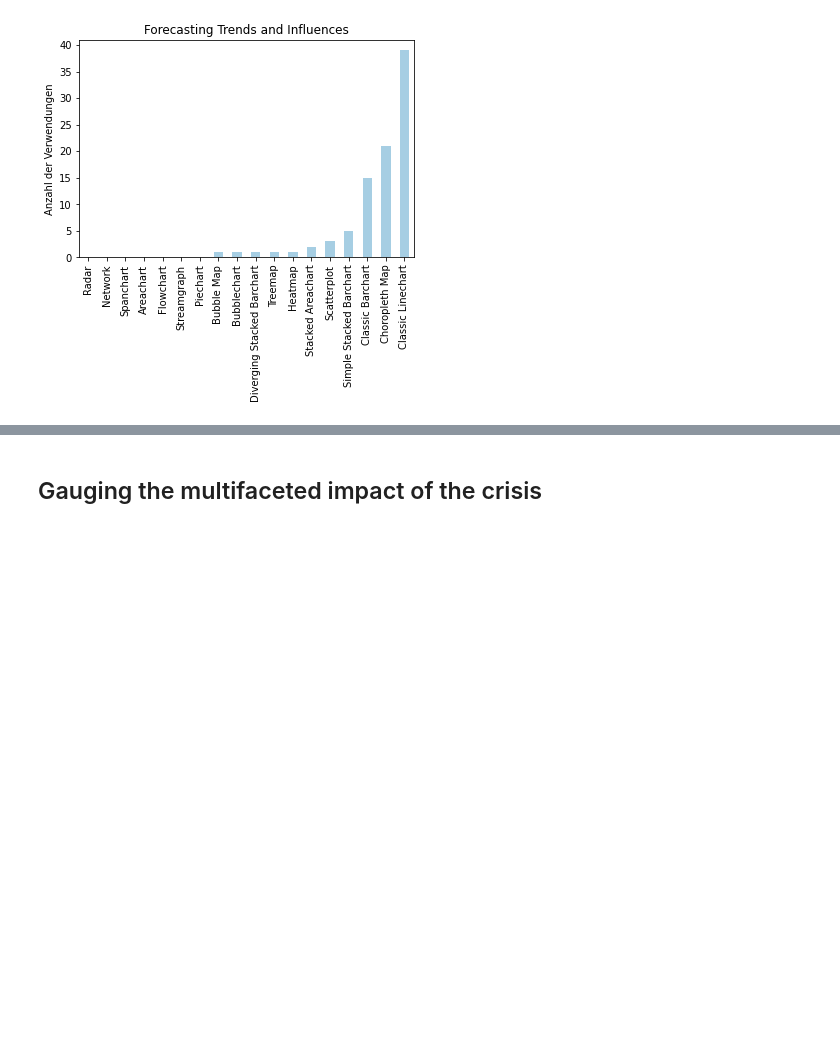
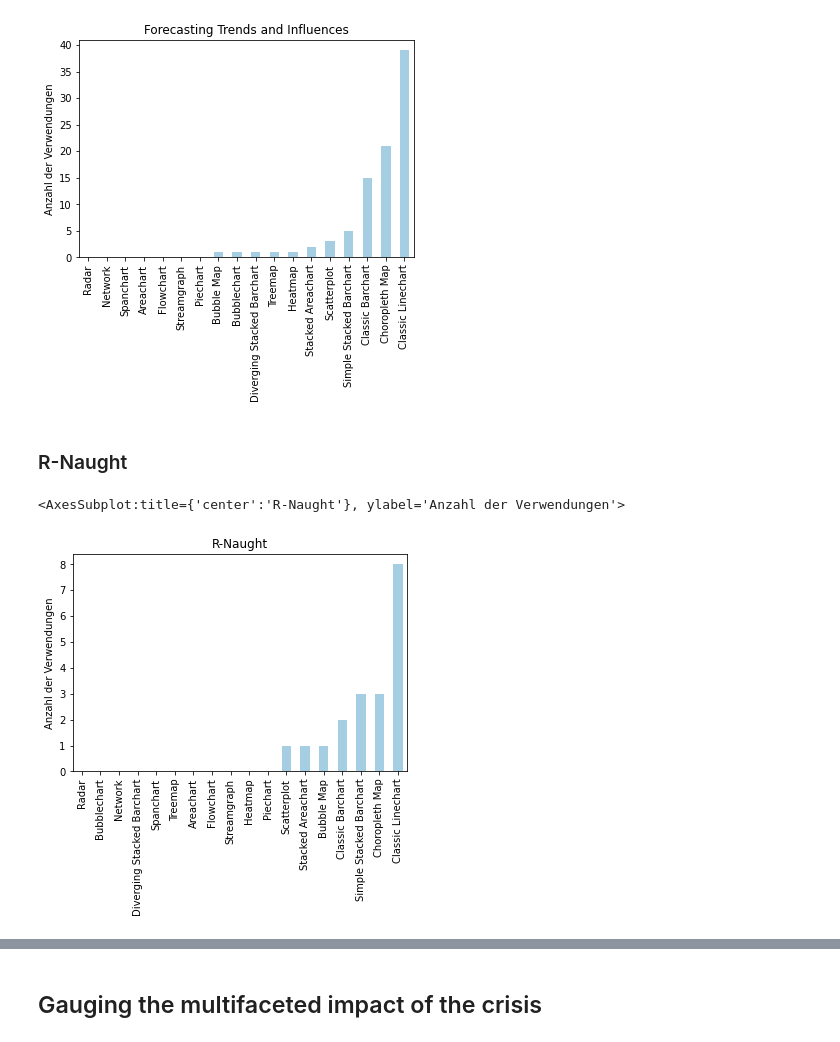
Before and after one commit to YahArt/covid-jupyter-notebook-fhgr, a Jupyter notebook: main.ipynb, the cells around one changed output, grey strips where cells are left out. Drawn from its saved outputs; the diff is of its cells as text; code cells hidden in the pictures; blank space fills up the shorter version.

```diff
--- a/main.ipynb
+++ b/main.ipynb
@@ -96,3 +240,51 @@ df.plot(kind="bar", title="Forecasting Trends and Influences", ylabel="Anzahl de
 # %% [output]
 <AxesSubplot:title={'center':'Forecasting Trends and Influences'}, ylabel='Anzahl der Verwendungen'>
 [figure]
+# %% [markdown]
+### R-Naught
+# %%
+# Imports
+import pandas as pd
+
+
+# Load codebook data
+codebook = pd.read_csv('./data/codebook.csv')
+
+# Define relevant visualization types which we are interested in
+relevant_map_types = ["Choropleth Map", "Bubble Map"]
+relevant_bar_chart_types = ["Classic Barchart", "Simple Stacked Barchart", "Diverging Stacked Barchart", "Spanchart"]
+relevant_line_chart_types = ["Classic Linechart", "Areachart", "Stacked Areachart", "Streamgraph"]
+relevant_other_types = ["Heatmap", "Piechart", "Treemap", "Scatterplot", "Network", "Bubblechart", "Flowchart", "Radar"]
+relevant_visualization_types = [*relevant_map_types, *relevant_bar_chart_types, *relevant_line_chart_types, *relevant_other_types]
+
+# Examine specific subcodes
+relevant_subcode = "R-Naught"
+
+# Create a new data frame with only the colums for the relevant visualizations
+relevant_columns = [*relevant_visualization_types, relevant_subcode]
+reduced_codebook = codebook[relevant_columns]
+
+# Only keep rows for which the relevant subcode (e.g magnitude spread) is True
+reduced_codebook = reduced_codebook[reduced_codebook[relevant_subcode] == True]
+
+# Create new data frame which only holds the counts for the relevant visualization types in a single row
+visualization_types_count = []
+
+
+for column in relevant_visualization_types:
+    counts = reduced_codebook[column].value_counts()
+    true_counts = counts.get(True, 0)
+    visualization_types_count.append(true_counts)
+
+df = pd.DataFrame(
+    {
+        "visualization_type": relevant_visualization_types,
+        "count": visualization_types_count
+    },
+    index=relevant_visualization_types
+    )
+df = df.sort_values('count')
+df.plot(kind="bar", title="R-Naught", ylabel="Anzahl der Verwendungen", xlabel = "", x="visualization_type", y="count", colormap="Paired", legend = False)
+# %% [output]
+<AxesSubplot:title={'center':'R-Naught'}, ylabel='Anzahl der Verwendungen'>
+[figure, added]
```
Also changed, not shown: parts of 37 cells of this notebook.
